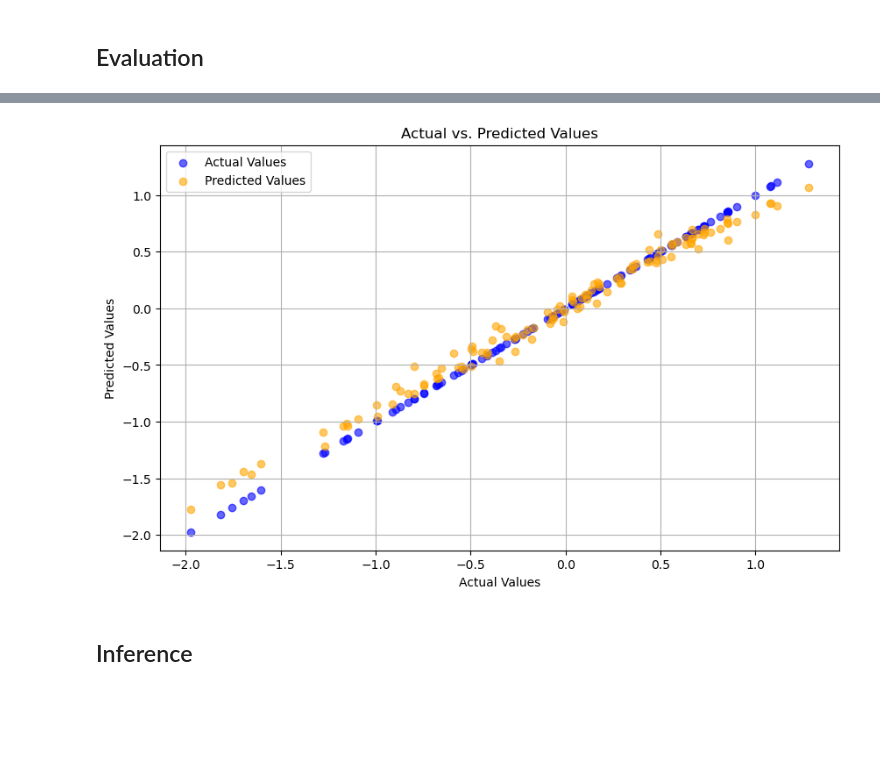
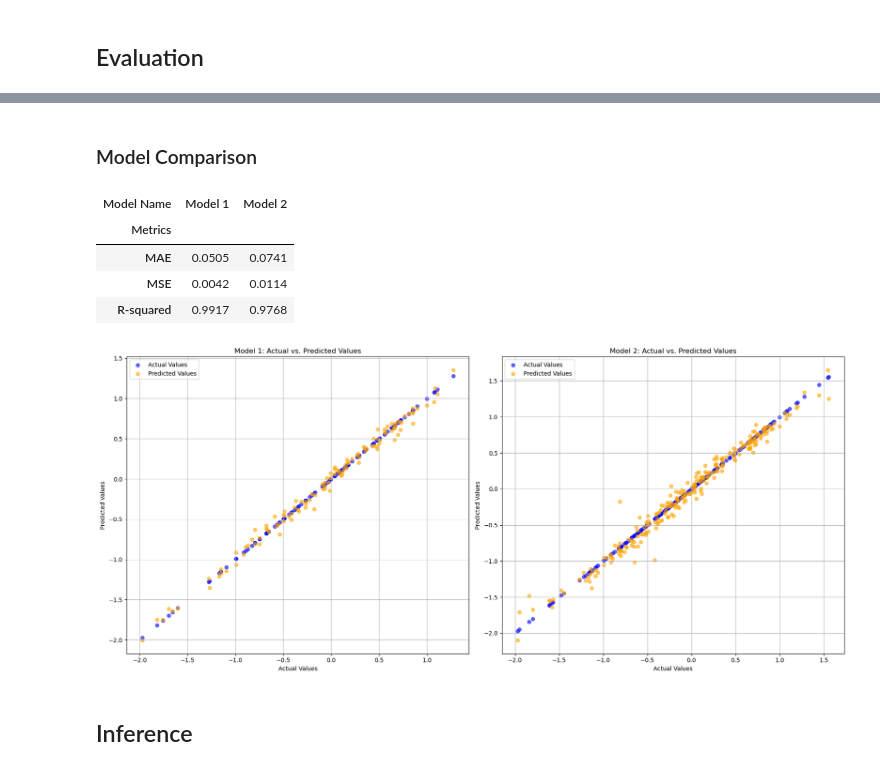
Before and after one commit to Sulbae/OlahGizi-Project, a Jupyter notebook: Nutrition Prediction Model/notebook.ipynb, the cells around one changed output, grey strips where cells are left out. Drawn from its saved outputs; the diff is of its cells as text; code cells hidden in the pictures; blank space fills up the shorter version.

Commit message:
model comparison updated

```diff
--- a/Nutrition Prediction Model/notebook.ipynb
+++ b/Nutrition Prediction Model/notebook.ipynb
@@ -996,0 +1139,18 @@ evaluasi_model_1
+# %%
+# Predict
+y_pred_2 = model_2.predict(X_test_2)
+
+mse_2 = mean_squared_error(y_test_2, y_pred_2)
+mae_2 = mean_absolute_error(y_test_2, y_pred_2)
+r2_2 = r2_score(y_test_2, y_pred_2)
+
+# Recap
+evaluasi_model_2 = pd.DataFrame({
+    "Model Name": ["Model 2", "Model 2", "Model 2"],
+    "Model Version": ["v1.0", "v1.0", "v1.0"],
+    "Metrics": ["MSE", "MAE", "R-squared"],
+    "Values": [mse_2, mae_2, r2_2]
+})
+
+model_2_evaluation = evaluasi_model_2.round(4)
+model_2_evaluation
@@ -997,20 +1163,54 @@ evaluasi_model_1
+# %% [markdown]
+### Model Comparison
+# %%
+model_comparison = pd.concat([model_1_evaluation, model_2_evaluation], ignore_index=True)
+
+model_comparison = model_comparison.pivot_table(index='Metrics', columns='Model Name', values='Values')
+
+model_comparison
+# %% [output]
+| Model Name | Model 1 | Model 2 |
+| Metrics |  |  |
+| MAE | 0.0505 | 0.0741 |
+| MSE | 0.0042 | 0.0114 |
+| R-squared | 0.9917 | 0.9768 |
 # %%
-plt.figure(figsize=(10, 6))
+plt.figure(figsize=(18, 8))
+
+# Model 1
+plt.subplot(1, 2, 1)
 
 # Actual Value
 plt.scatter(y_test_1, y_test_1, color='blue', alpha=0.6, label='Actual Values')
 
 # Predicted Value
 plt.scatter(y_test_1, y_pred_1, color='orange', alpha=0.6, label='Predicted Values')
 
 plt.xlabel('Actual Values')
 plt.ylabel('Predicted Values')
-plt.title('Actual vs. Predicted Values')
+plt.title('Model 1: Actual vs. Predicted Values')
 plt.legend()
 plt.grid()
+
+# Model 1
+plt.subplot(1, 2, 2)
+
+# Actual Value
+plt.scatter(y_test_2, y_test_2, color='blue', alpha=0.6, label='Actual Values')
+
+# Predicted Value
+plt.scatter(y_test_2, y_pred_2, color='orange', alpha=0.6, label='Predicted Values')
+
+plt.xlabel('Actual Values')
+plt.ylabel('Predicted Values')
+plt.title('Model 2: Actual vs. Predicted Values')
+plt.legend()
+plt.grid()
+
+plt.tight_layout()
 plt.show()
 # %% [output]
-[figure, old version]
+[figure, new version]
 # %% [markdown]
 ## Inference
 # %% [markdown]
```
Also changed, not shown: parts of 18 cells of this notebook.
